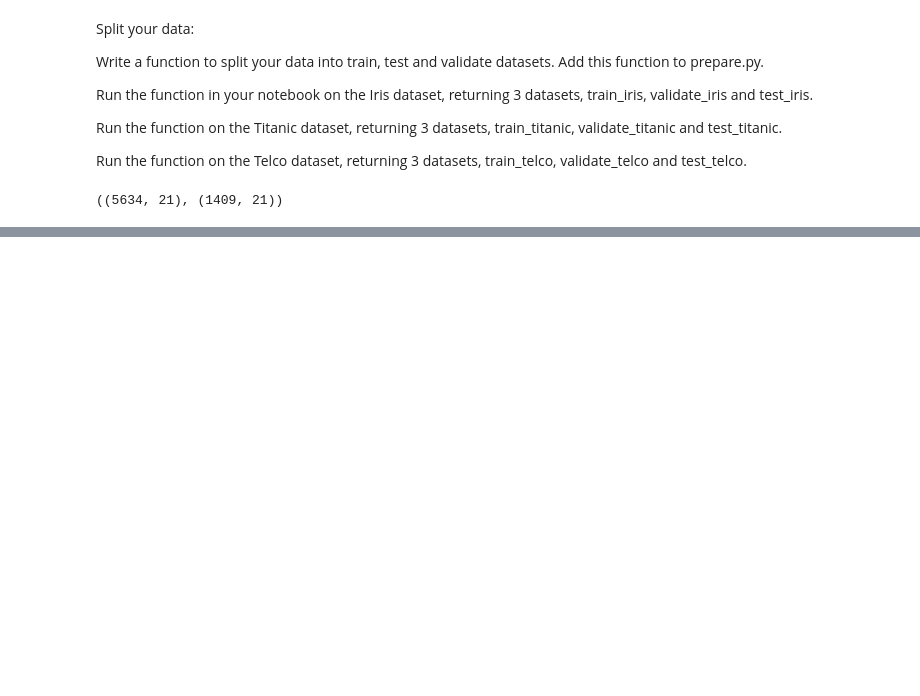
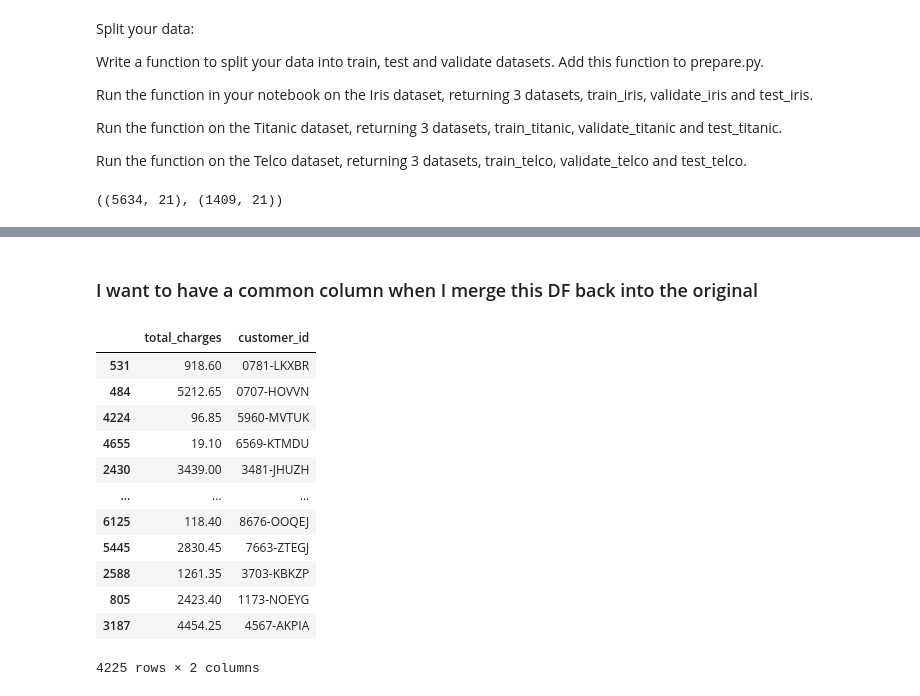
Before and after one commit to etclark3/classification-exercises, a Jupyter notebook: classification_exercises.ipynb, the cells around one changed output, grey strips where cells are left out. Cells and saved outputs as stored; diff of their text form; code cells hidden in the pictures; blank space fills up the shorter version.

```diff
--- a/classification_exercises.ipynb
+++ b/classification_exercises.ipynb
@@ -1481,0 +1408,5 @@ for col in tel_train:
+# %%
+#tel_train.total_charges.astype('float')
+#df['DataFrame Column'] = pd.to_numeric(df['DataFrame Column'],errors='coerce')
+train_conversion = pd.DataFrame(pd.to_numeric(tel_train['total_charges'], errors='coerce'))
+train_conversion.head()
@@ -1481,0 +1420,19 @@ for col in tel_train:
+# %% [markdown]
+### I want to have a common column when I merge this DF back into the original
+# %%
+train_conversion = pd.concat([train_conversion, tel_train.customer_id], axis=1)
+train_conversion
+# %% [output]
+|  | total_charges | customer_id |
+| 531 | 918.60 | 0781-LKXBR |
+| 484 | 5212.65 | 0707-HOVVN |
+| 4224 | 96.85 | 5960-MVTUK |
+| 4655 | 19.10 | 6569-KTMDU |
+| 2430 | 3439.00 | 3481-JHUZH |
+| ... | ... | ... |
+| 6125 | 118.40 | 8676-OOQEJ |
+| 5445 | 2830.45 | 7663-ZTEGJ |
+| 2588 | 1261.35 | 3703-KBKZP |
+| 805 | 2423.40 | 1173-NOEYG |
+| 3187 | 4454.25 | 4567-AKPIA |
+4225 rows × 2 columns
```
Also changed, not shown: parts of 123 cells of this notebook.
